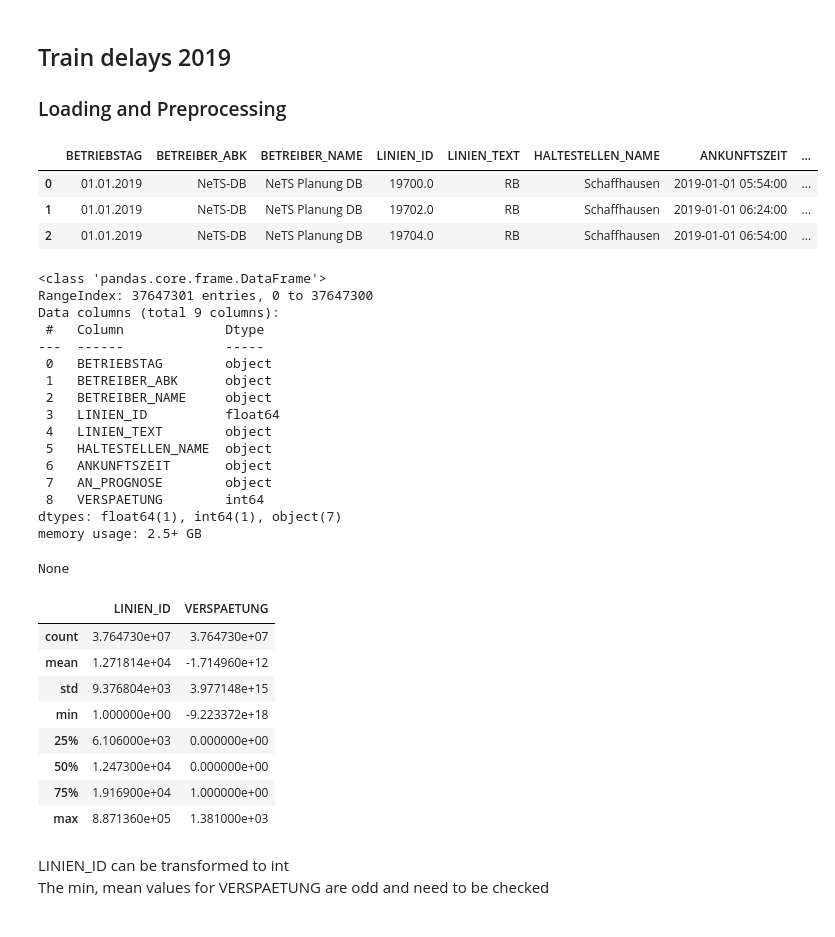
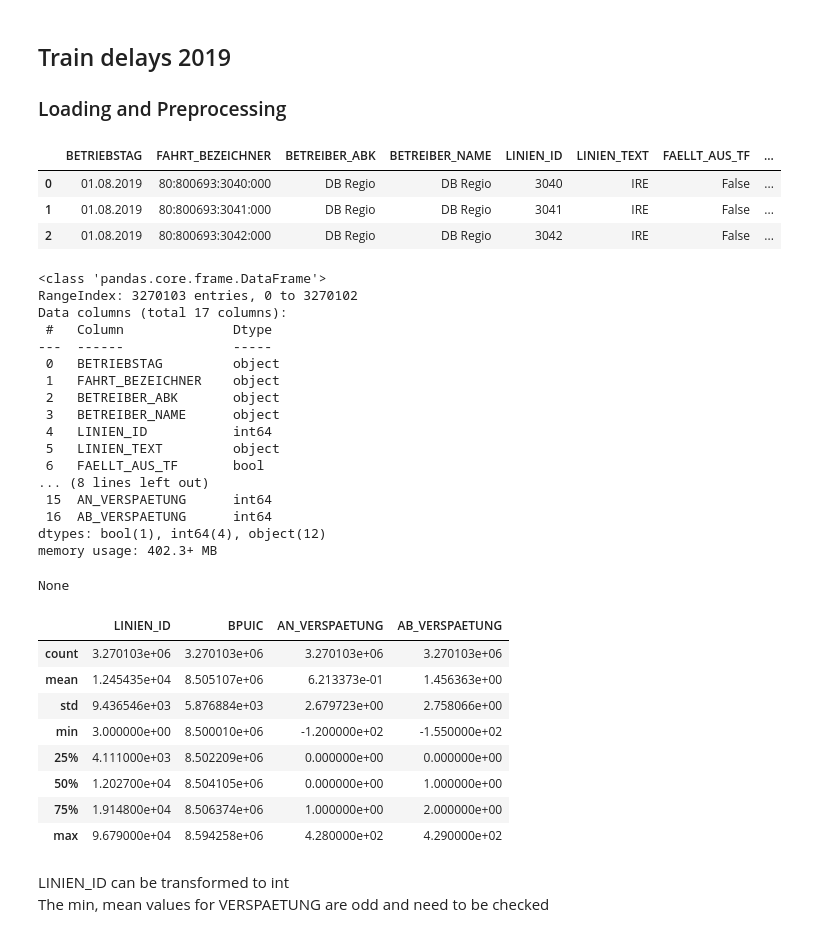
Before and after one commit to clemensklemens/showcase, a Jupyter notebook: OpenTransportData/TrainDelays2019.ipynb, the cells around one changed output. Cells and saved outputs as stored; diff of their text form; code cells hidden in the pictures.

Commit message:
worked on improved train downloader issue, not all months are working

```diff
--- a/OpenTransportData/TrainDelays2019.ipynb
+++ b/OpenTransportData/TrainDelays2019.ipynb
@@ -16,45 +16,49 @@ from io import BytesIO
 ## Train delays 2019
 ### Loading and Preprocessing
 # %%
-#load data and first look
-with ZipFile('./delays.zip', 'r') as zipObj:
-    tmp_data = zipObj.read('delays.csv')
-    df_delays = pd.read_csv(BytesIO(tmp_data), parse_dates=False)
-    display(df_delays.head(3))
-    display(df_delays.info())
-    display(df_delays.describe())
+#load data from all csv files and first look
+df_delays = pd.DataFrame()
+with ZipFile('./trains.zip', 'r') as zipObj:
+    csv_files = zipObj.namelist()
+    for csv_file in csv_files:
+        tmp_data = zipObj.read(csv_file)
+        df_delays = df_delays.append(pd.read_csv(BytesIO(tmp_data), parse_dates=False))
 del tmp_data
+display(df_delays.head(3))
+display(df_delays.info())
+display(df_delays.describe())
 # %% [output]
-|  | BETRIEBSTAG | BETREIBER_ABK | BETREIBER_NAME | LINIEN_ID | LINIEN_TEXT | HALTESTELLEN_NAME | ANKUNFTSZEIT | ... |
-| 0 | 01.01.2019 | NeTS-DB | NeTS Planung DB | 19700.0 | RB | Schaffhausen | 2019-01-01 05:54:00 | ... |
-| 1 | 01.01.2019 | NeTS-DB | NeTS Planung DB | 19702.0 | RB | Schaffhausen | 2019-01-01 06:24:00 | ... |
-| 2 | 01.01.2019 | NeTS-DB | NeTS Planung DB | 19704.0 | RB | Schaffhausen | 2019-01-01 06:54:00 | ... |
+|  | BETRIEBSTAG | FAHRT_BEZEICHNER | BETREIBER_ABK | BETREIBER_NAME | LINIEN_ID | LINIEN_TEXT | FAELLT_AUS_TF | ... |
+| 0 | 01.08.2019 | 80:800693:3040:000 | DB Regio | DB Regio | 3040 | IRE | False | ... |
+| 1 | 01.08.2019 | 80:800693:3041:000 | DB Regio | DB Regio | 3041 | IRE | False | ... |
+| 2 | 01.08.2019 | 80:800693:3042:000 | DB Regio | DB Regio | 3042 | IRE | False | ... |
 <class 'pandas.core.frame.DataFrame'>
-RangeIndex: 37647301 entries, 0 to 37647300
-Data columns (total 9 columns):
- #   Column             Dtype
----  ------             -----
- 0   BETRIEBSTAG        object
- 1   BETREIBER_ABK      object
- 2   BETREIBER_NAME     object
- 3   LINIEN_ID          float64
- 4   LINIEN_TEXT        object
- 5   HALTESTELLEN_NAME  object
- 6   ANKUNFTSZEIT       object
- 7   AN_PROGNOSE        object
- 8   VERSPAETUNG        int64
-dtypes: float64(1), int64(1), object(7)
-memory usage: 2.5+ GB
+RangeIndex: 3270103 entries, 0 to 3270102
+Data columns (total 17 columns):
+ #   Column              Dtype
+---  ------              -----
+ 0   BETRIEBSTAG         object
+ 1   FAHRT_BEZEICHNER    object
+ 2   BETREIBER_ABK       object
+ 3   BETREIBER_NAME      object
+ 4   LINIEN_ID           int64
+ 5   LINIEN_TEXT         object
+ 6   FAELLT_AUS_TF       bool
+... (8 lines left out)
+ 15  AN_VERSPAETUNG      int64
+ 16  AB_VERSPAETUNG      int64
+dtypes: bool(1), int64(4), object(12)
+memory usage: 402.3+ MB
 None
-|  | LINIEN_ID | VERSPAETUNG |
-| count | 3.764730e+07 | 3.764730e+07 |
-| mean | 1.271814e+04 | -1.714960e+12 |
-| std | 9.376804e+03 | 3.977148e+15 |
-| min | 1.000000e+00 | -9.223372e+18 |
-| 25% | 6.106000e+03 | 0.000000e+00 |
-| 50% | 1.247300e+04 | 0.000000e+00 |
-| 75% | 1.916900e+04 | 1.000000e+00 |
-| max | 8.871360e+05 | 1.381000e+03 |
+|  | LINIEN_ID | BPUIC | AN_VERSPAETUNG | AB_VERSPAETUNG |
+| count | 3.270103e+06 | 3.270103e+06 | 3.270103e+06 | 3.270103e+06 |
+| mean | 1.245435e+04 | 8.505107e+06 | 6.213373e-01 | 1.456363e+00 |
+| std | 9.436546e+03 | 5.876884e+03 | 2.679723e+00 | 2.758066e+00 |
+| min | 3.000000e+00 | 8.500010e+06 | -1.200000e+02 | -1.550000e+02 |
+| 25% | 4.111000e+03 | 8.502209e+06 | 0.000000e+00 | 0.000000e+00 |
+| 50% | 1.202700e+04 | 8.504105e+06 | 0.000000e+00 | 1.000000e+00 |
+| 75% | 1.914800e+04 | 8.506374e+06 | 1.000000e+00 | 2.000000e+00 |
+| max | 9.679000e+04 | 8.594258e+06 | 4.280000e+02 | 4.290000e+02 |
 # %% [markdown]
 LINIEN_ID can be transformed to int<br>
 The min, mean values for VERSPAETUNG are odd and need to be checked
```
Also changed, not shown: parts of 4 cells of this notebook, 2 other files.
